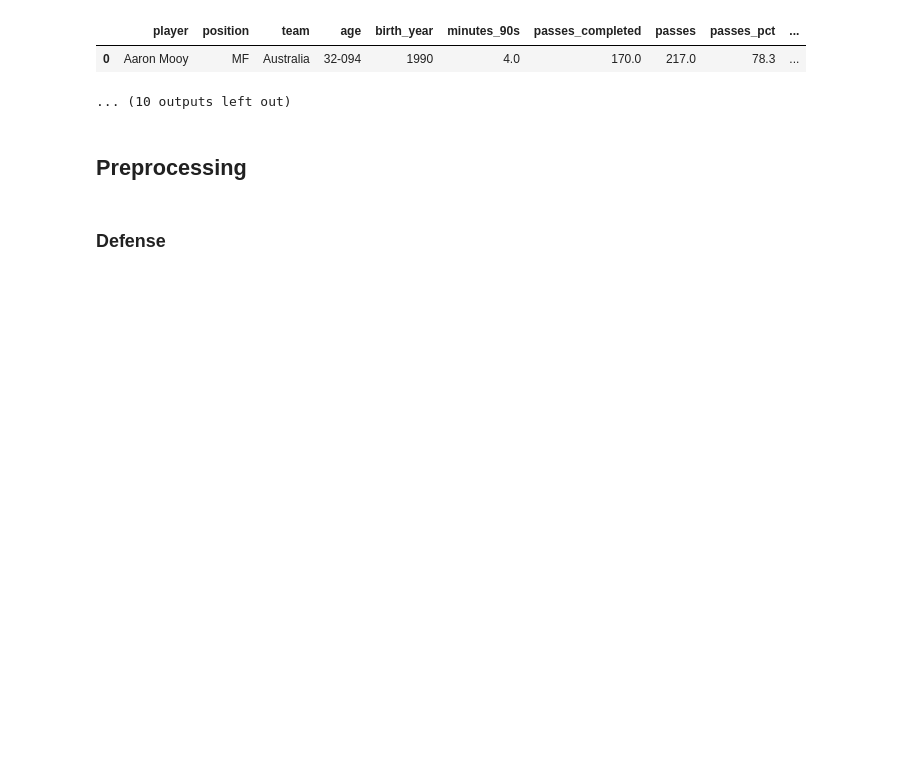
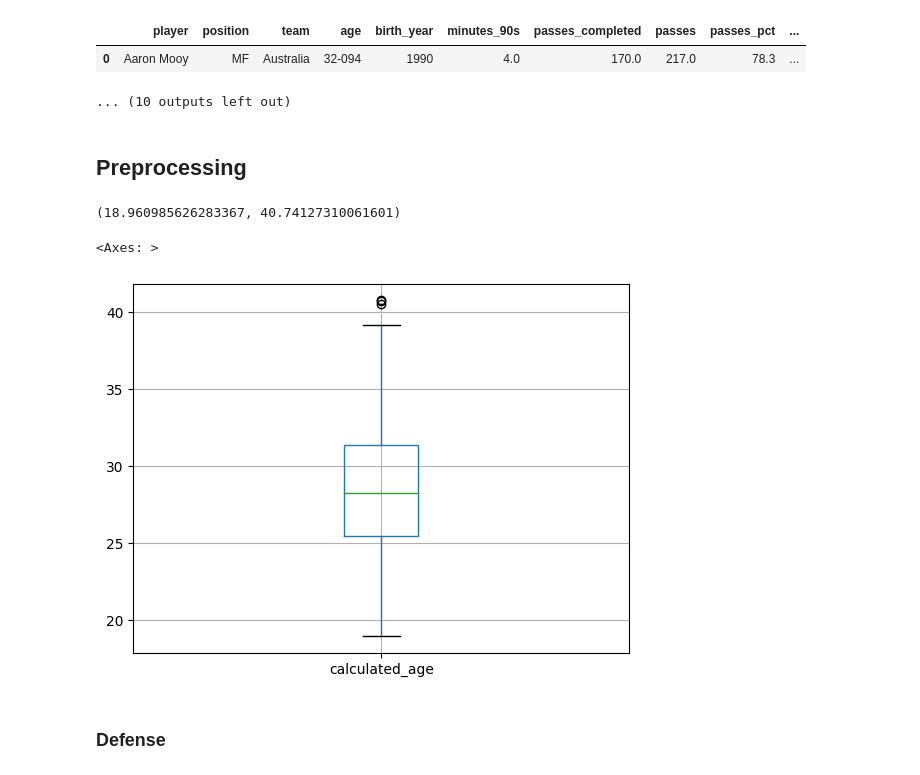
Before and after one commit to MinboChung/JBI100, a Jupyter notebook: assignments/FIFA DataSet/Notebook/player.ipynb, the cells around one changed output. Saved outputs shown, nothing was run; the diff lists cells and outputs as text; code cells hidden in the pictures; blank space fills up the shorter version.

```diff
--- a/assignments/FIFA DataSet/Notebook/player.ipynb
+++ b/assignments/FIFA DataSet/Notebook/player.ipynb
@@ -101,6 +101,15 @@ df_player_playingtime['calculated_age'] = [calculate_age(age) for age in df_play
 df_player_possession['calculated_age'] = [calculate_age(age) for age in df_player_possession['age']]
 df_player_shooting['calculated_age'] = [calculate_age(age) for age in df_player_shooting['age']]
 df_player_stats['calculated_age'] = [calculate_age(age) for age in df_player_stats['age']]
+# %%
+df_player_stats['calculated_age'].min(), df_player_stats['calculated_age'].max()
+# %% [output]
+(18.960985626283367, 40.74127310061601)
+# %%
+df_player_stats.boxplot(column='calculated_age')
+# %% [output]
+<Axes: >
+[figure, added]
 # %% [markdown]
 ### Defense
 # %%
```
Also changed, not shown: parts of 2 cells of this notebook, 5 other files.
